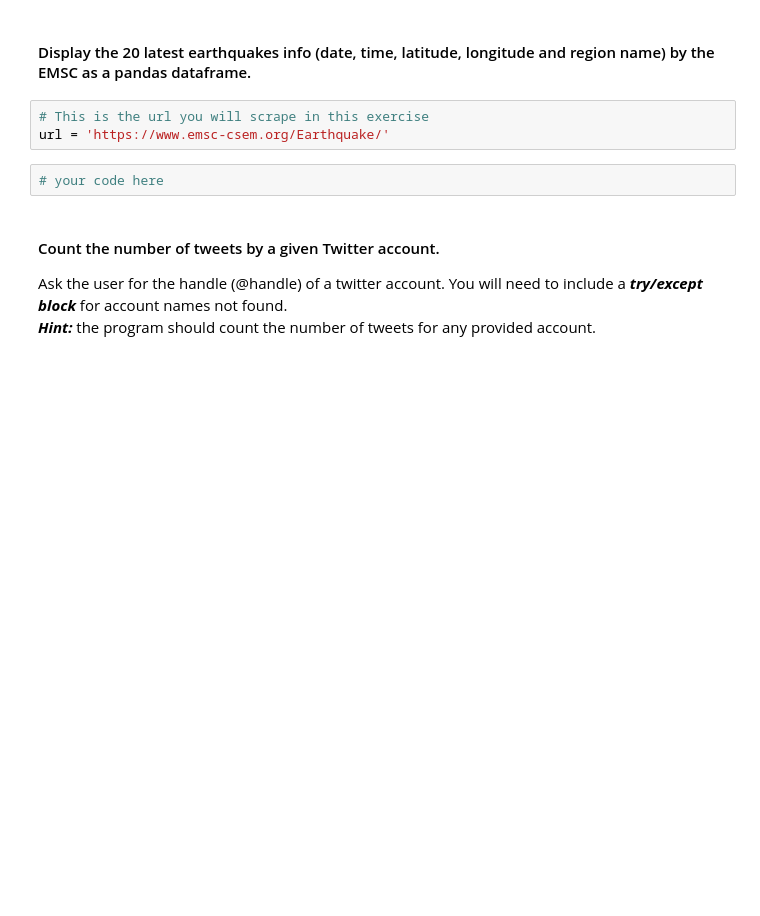
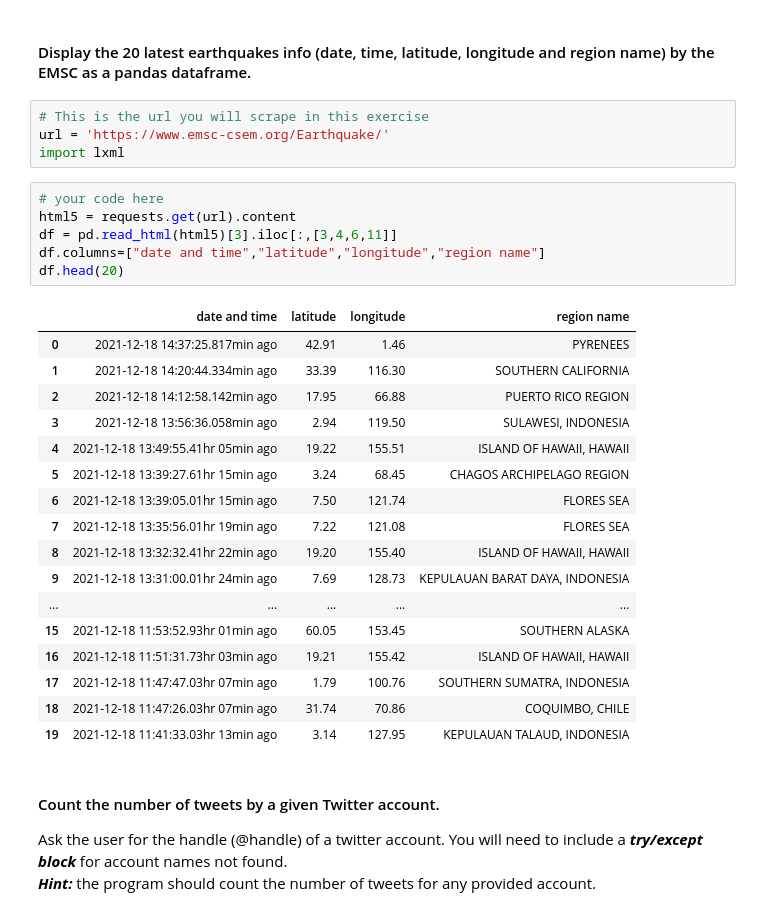
Before and after one commit to DiegoMerello/dataptmad1121_labs, a Jupyter notebook: extra-work/m1/lab-web-scraping/your-code/main.ipynb, the cells around one changed output. Drawn from its saved outputs; the diff is of its cells as text; blank space fills up the shorter version.

```diff
--- a/extra-work/m1/lab-web-scraping/your-code/main.ipynb
+++ b/extra-work/m1/lab-web-scraping/your-code/main.ipynb
@@ -492,8 +527,31 @@ url = 'https://www.fbi.gov/wanted/topten'
 # %%
 # This is the url you will scrape in this exercise
 url = 'https://www.emsc-csem.org/Earthquake/'
+import lxml
-# %%
-# your code here
+# %%
+# your code here
+html5 = requests.get(url).content
+df = pd.read_html(html5)[3].iloc[:,[3,4,6,11]]
+df.columns=["date and time","latitude","longitude","region name"]
+df.head(20)
+# %% [output]
+|  | date and time | latitude | longitude | region name |
+| 0 | 2021-12-18 14:37:25.817min ago | 42.91 | 1.46 | PYRENEES |
+| 1 | 2021-12-18 14:20:44.334min ago | 33.39 | 116.30 | SOUTHERN CALIFORNIA |
+| 2 | 2021-12-18 14:12:58.142min ago | 17.95 | 66.88 | PUERTO RICO REGION |
+| 3 | 2021-12-18 13:56:36.058min ago | 2.94 | 119.50 | SULAWESI, INDONESIA |
+| 4 | 2021-12-18 13:49:55.41hr 05min ago | 19.22 | 155.51 | ISLAND OF HAWAII, HAWAII |
+| 5 | 2021-12-18 13:39:27.61hr 15min ago | 3.24 | 68.45 | CHAGOS ARCHIPELAGO REGION |
+| 6 | 2021-12-18 13:39:05.01hr 15min ago | 7.50 | 121.74 | FLORES SEA |
+| 7 | 2021-12-18 13:35:56.01hr 19min ago | 7.22 | 121.08 | FLORES SEA |
+| 8 | 2021-12-18 13:32:32.41hr 22min ago | 19.20 | 155.40 | ISLAND OF HAWAII, HAWAII |
+| 9 | 2021-12-18 13:31:00.01hr 24min ago | 7.69 | 128.73 | KEPULAUAN BARAT DAYA, INDONESIA |
+| ... | ... | ... | ... | ... |
+| 15 | 2021-12-18 11:53:52.93hr 01min ago | 60.05 | 153.45 | SOUTHERN ALASKA |
+| 16 | 2021-12-18 11:51:31.73hr 03min ago | 19.21 | 155.42 | ISLAND OF HAWAII, HAWAII |
+| 17 | 2021-12-18 11:47:47.03hr 07min ago | 1.79 | 100.76 | SOUTHERN SUMATRA, INDONESIA |
+| 18 | 2021-12-18 11:47:26.03hr 07min ago | 31.74 | 70.86 | COQUIMBO, CHILE |
+| 19 | 2021-12-18 11:41:33.03hr 13min ago | 3.14 | 127.95 | KEPULAUAN TALAUD, INDONESIA |
 # %% [markdown]
 #### Count the number of tweets by a given Twitter account.
 Ask the user for the handle (@handle) of a twitter account. You will need to include a ***try/except block*** for account names not found.
```
Also changed, not shown: parts of 10 cells of this notebook.
